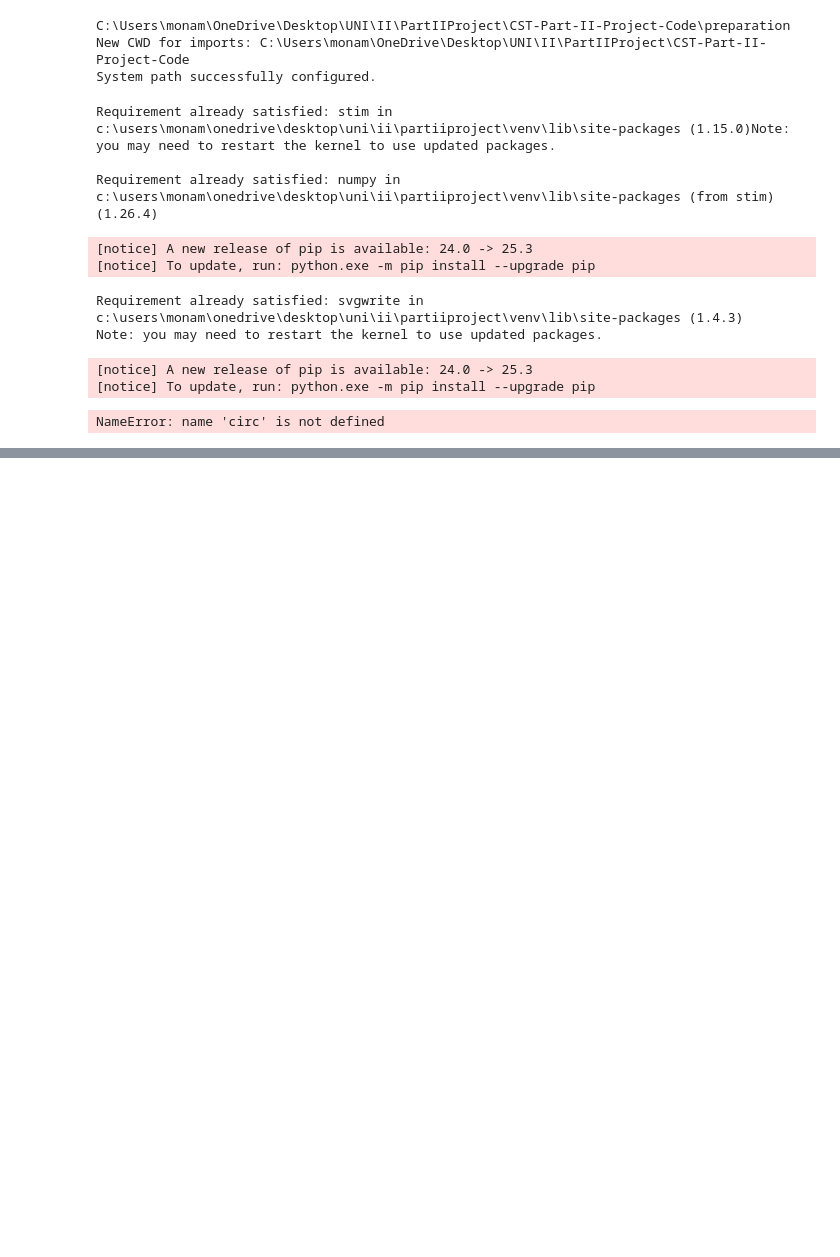
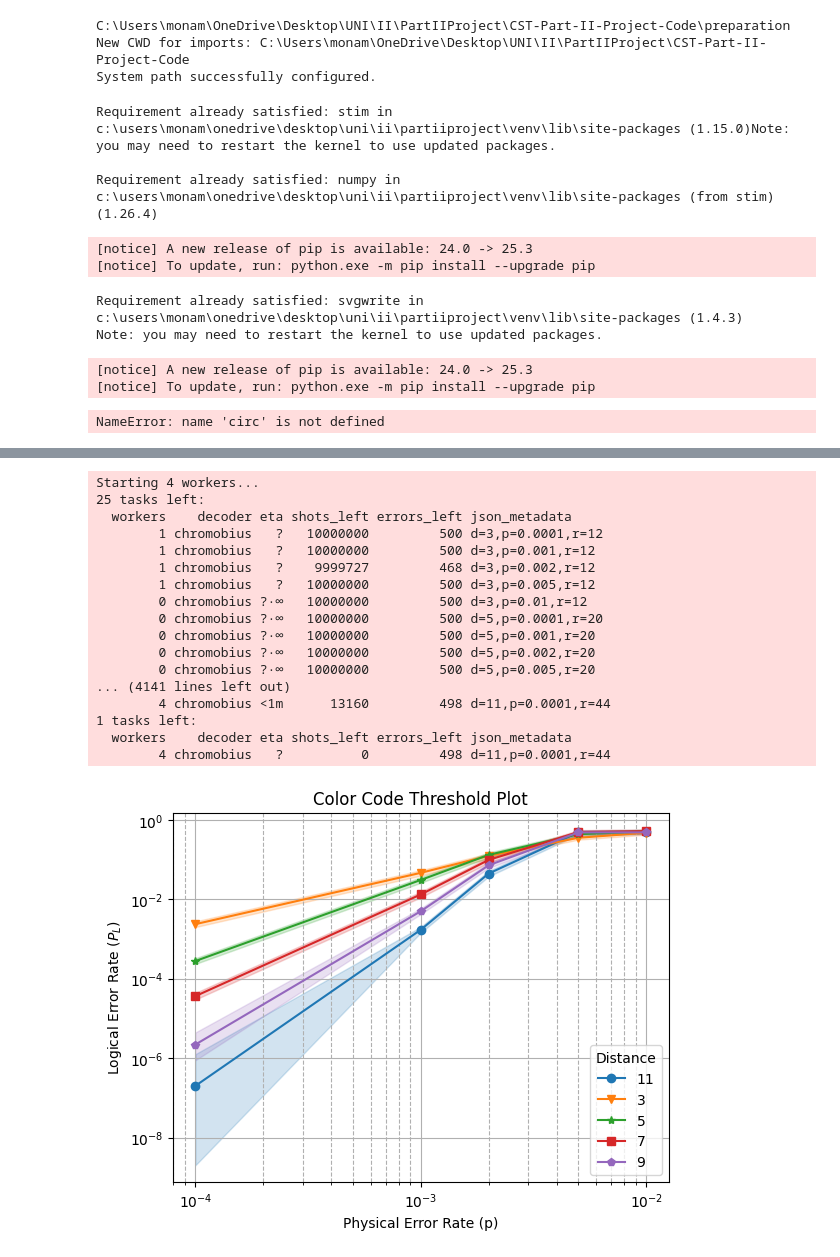
Before and after one commit to monamoeba/CST-Part-II-Project-Code, a Jupyter notebook: preparation/color_code_circuit_test.ipynb, the cells around one changed output, grey strips where cells are left out. Drawn from its saved outputs; the diff is of its cells as text; code cells hidden in the pictures; blank space fills up the shorter version.

```diff
--- a/preparation/color_code_circuit_test.ipynb
+++ b/preparation/color_code_circuit_test.ipynb
@@ -513,0 +471,70 @@ OBSERVABLE_INCLUDE(0) rec[-7] rec[-6] rec[-5]
+# %%
+import sinter
+import matplotlib.pyplot as plt
+from typing import List
+import chromobius
+
+def generate_plot():
+    distances = [3, 5, 7]
+    noise_levels = [0.0001, 0.001, 0.002, 0.005, 0.01]
+
+    tasks = [
+        sinter.Task(
+            circuit=ColorCodeCircuit666(d,r,p).get_circuit(),
+            json_metadata={'d': d, 'p': p, 'r': r},
+        )
+        for d in [3, 5, 7, 9, 11]
+        for r in [d*4]
+        for p in noise_levels
+    ]
+
+    # sampling
+    samples = sinter.collect(
+        tasks=tasks,
+        num_workers=os.cpu_count(),
+        max_shots=10_000_000,
+        max_errors=500,
+        print_progress=True,
+        decoders=['chromobius'],
+        custom_decoders=chromobius.sinter_decoders(),
+    )
+
+    # plotting
+    fig, ax = plt.subplots()
+    sinter.plot_error_rate(
+        ax=ax,
+        stats=samples,
+        x_func=lambda stats: stats.json_metadata['p'],
+        group_func=lambda stats: stats.json_metadata['d'],
+        failure_units_per_shot_func=lambda stats: 1,  # Probability per shot
+    )
+
+    ax.loglog()
+    ax.set_title("Color Code Threshold Plot")
+    ax.set_xlabel("Physical Error Rate (p)")
+    ax.set_ylabel("Logical Error Rate ($P_L$)")
+    ax.grid(which='major', linestyle='-')
+    ax.grid(which='minor', linestyle='--')
+    ax.legend(title='Distance')
+    plt.savefig("ImplCCThresholdPlot")
+    plt.show()
+generate_plot()
+# %% [output]
+Starting 4 workers...
+25 tasks left:
+  workers    decoder eta shots_left errors_left json_metadata
+        1 chromobius   ?   10000000         500 d=3,p=0.0001,r=12
+        1 chromobius   ?   10000000         500 d=3,p=0.001,r=12
+        1 chromobius   ?    9999727         468 d=3,p=0.002,r=12
+        1 chromobius   ?   10000000         500 d=3,p=0.005,r=12
+        0 chromobius ?·∞   10000000         500 d=3,p=0.01,r=12
+        0 chromobius ?·∞   10000000         500 d=5,p=0.0001,r=20
+        0 chromobius ?·∞   10000000         500 d=5,p=0.001,r=20
+        0 chromobius ?·∞   10000000         500 d=5,p=0.002,r=20
+        0 chromobius ?·∞   10000000         500 d=5,p=0.005,r=20
+... (4141 lines left out)
+        4 chromobius <1m      13160         498 d=11,p=0.0001,r=44
+1 tasks left:
+  workers    decoder eta shots_left errors_left json_metadata
+        4 chromobius   ?          0         498 d=11,p=0.0001,r=44
+[figure, added]
```
Also changed, not shown: parts of 8 cells of this notebook, 7 other files.
